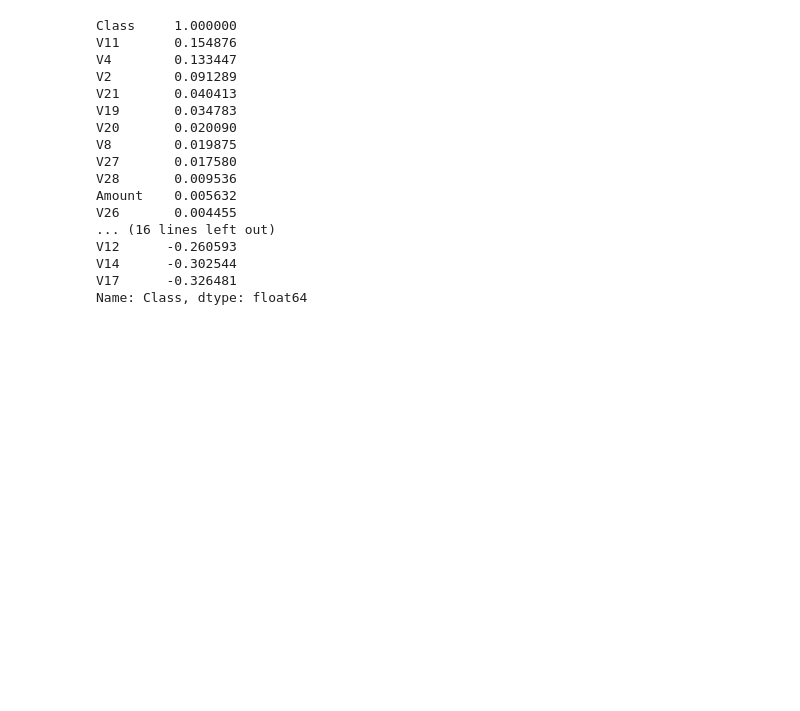
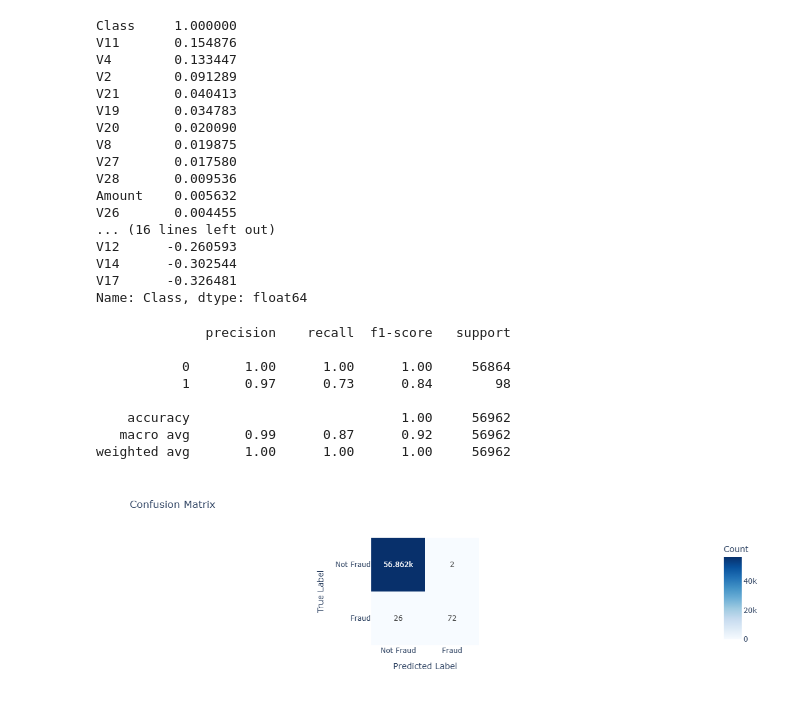
Before and after one commit to AI4ALL-Group-16B-Finance-Business-2025/E-Commerce-Transaction-Fraud-Detection, a Jupyter notebook: Notebooks/dataOverview.ipynb, the cells around one changed output. Saved outputs shown, nothing was run; the diff lists cells and outputs as text; code cells hidden in the pictures; blank space fills up the shorter version.

Commit message:
added model fitting and confusion matrix from muna

```diff
--- a/Notebooks/dataOverview.ipynb
+++ b/Notebooks/dataOverview.ipynb
@@ -274,7 +274,5 @@ X_test['Amount_scaled'] = scaler.transform(X_test[['Amount']])
 model = RandomForestClassifier(
     n_estimators=100, # sets number of decision trees
     random_state=42, # random number for repeatability
-    class_weight='balanced',  # Apply weight here
+    class_weight='balanced',  # Apply weights here
     n_jobs=-1) # uses all available CPU cores
-
-model.fit(X_train, y_train)
@@ -284,0 +279,23 @@ print(classification_report(y_test, y_pred))
+# %%
+model.fit(X_train.drop(columns=['Amount', 'Time']), y_train)
+y_pred = model.predict(X_test.drop(columns=['Amount', 'Time']))
+
+print(classification_report(y_test, y_pred))
+px.imshow(confusion_matrix(y_test, y_pred),
+    labels=dict(x="Predicted Label", y="True Label", color="Count"),
+    x=["Not Fraud", "Fraud"],
+    y=["Not Fraud", "Fraud"],
+    title="Confusion Matrix",
+    text_auto=True,
+    color_continuous_scale='Blues'
+).show()
+# %% [output]
+              precision    recall  f1-score   support
+
+           0       1.00      1.00      1.00     56864
+           1       0.97      0.73      0.84        98
+
+    accuracy                           1.00     56962
+   macro avg       0.99      0.87      0.92     56962
+weighted avg       1.00      1.00      1.00     56962
+[figure, added]
```
Also changed, not shown: parts of 3 cells of this notebook, 2 other files.
